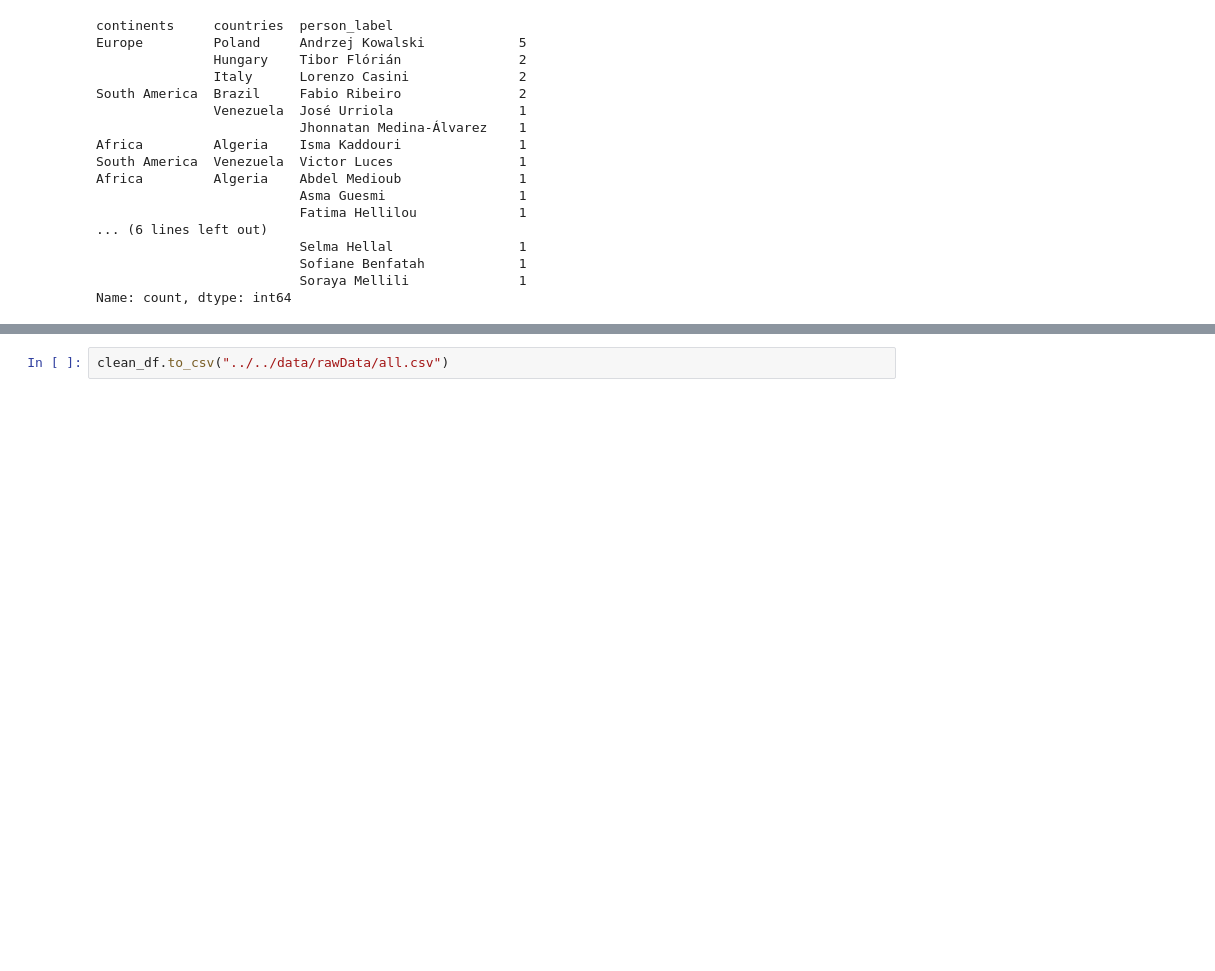
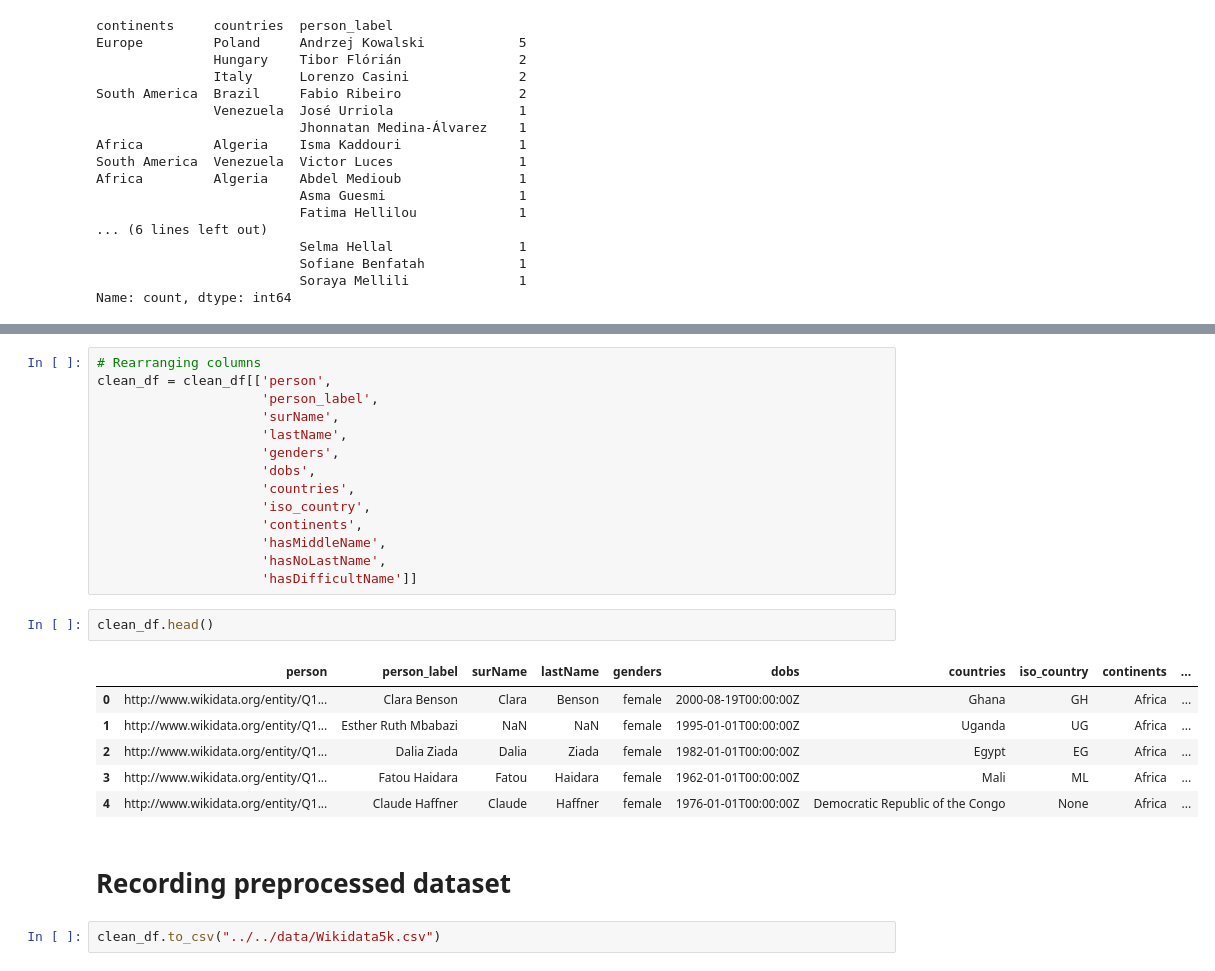
Before and after one commit to Briefgarde/name2genderresearch, a Jupyter notebook: notebooks/preprocessing/PreprocessingWikidata.ipynb, the cells around one changed output, grey strips where cells are left out. Drawn from its saved outputs; the diff is of its cells as text; blank space fills up the shorter version.

```diff
--- a/notebooks/preprocessing/PreprocessingWikidata.ipynb
+++ b/notebooks/preprocessing/PreprocessingWikidata.ipynb
@@ -233,2 +303,27 @@ See the caveats in the documentation: https://pandas.pydata.org/pandas-docs/stab
+# %%
+# Rearranging columns
+clean_df = clean_df[['person',
+                     'person_label',
+                     'surName',
+                     'lastName',
+                     'genders',
+                     'dobs',
+                     'countries',
+                     'iso_country',
+                     'continents',
+                     'hasMiddleName',
+                     'hasNoLastName',
+                     'hasDifficultName']]
+# %%
+clean_df.head()
+# %% [output]
+|  | person | person_label | surName | lastName | genders | dobs | countries | iso_country | continents | ... |
+| 0 | http://www.wikidata.org/entity/Q1... | Clara Benson | Clara | Benson | female | 2000-08-19T00:00:00Z | Ghana | GH | Africa | ... |
+| 1 | http://www.wikidata.org/entity/Q1... | Esther Ruth Mbabazi | NaN | NaN | female | 1995-01-01T00:00:00Z | Uganda | UG | Africa | ... |
+| 2 | http://www.wikidata.org/entity/Q1... | Dalia Ziada | Dalia | Ziada | female | 1982-01-01T00:00:00Z | Egypt | EG | Africa | ... |
+| 3 | http://www.wikidata.org/entity/Q1... | Fatou Haidara | Fatou | Haidara | female | 1962-01-01T00:00:00Z | Mali | ML | Africa | ... |
+| 4 | http://www.wikidata.org/entity/Q1... | Claude Haffner | Claude | Haffner | female | 1976-01-01T00:00:00Z | Democratic Republic of the Congo | None | Africa | ... |
+# %% [markdown]
+# Recording preprocessed dataset
 # %%
-clean_df.to_csv("../../data/rawData/all.csv")
+clean_df.to_csv("../../data/Wikidata5k.csv")
```
Also changed, not shown: parts of 22 cells of this notebook, 2 other files.
